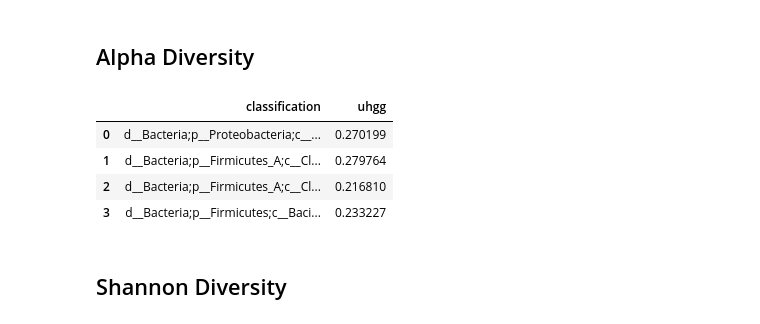
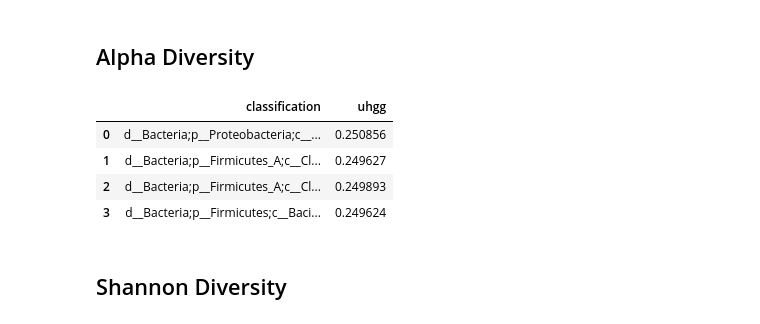
Before and after one commit to Meta-CAMP/camp_mag-qc, a Jupyter notebook: Dataviz.ipynb, the cells around one changed output. Saved outputs shown, nothing was run; the diff lists cells and outputs as text; code cells hidden in the pictures.

```diff
--- a/Dataviz.ipynb
+++ b/Dataviz.ipynb
@@ -40,8 +40,8 @@ sns.set()
 # %%
 # Customize here
 # Add MAG summary statistics tables to a list
-stats_lst = ['./test_out/mag_qc/final_reports/uhgg.summary.csv'] #
-out_dir = './test_out/dataviz/'
+stats_lst = ['./test_data/uhgg.summary.csv'] #
+out_dir = './test_data/dataviz/'
 
 # If applicable, rename the samples in the table and/or set display names
 samples_ordered = ['uhgg']
@@ -110,7 +125,7 @@ param_names = ['Completeness','Contamination','Clade Sep. Score', 'MAG Coverage
                'Prop. Unaligned Contigs','Prop. Unaligned Len. (bp)'] # 'Strain Heterogeneity','Num. Contigs',
 # %%
-# Define plotting region for 16 general QC stats
-num_rows = 4
+# Define plotting region for 18 general QC stats
+num_rows = 5
 num_cols = 4
 num_plts = num_rows * num_cols
 # %%
@@ -127,11 +142,25 @@ for j, p in enumerate(parameters): # for i, df in enumerate(stats_df_lst):
     col = int(j % num_cols)
     box_plot(stats_df, p, param_names[j], axs[row,col])
 
-qual_df = stats_df.groupby(['sample_name', 'Quality']).count().reset_index()
-p = sns.countplot(data = qual_df, x = 'sample_name', hue = 'Quality',
-        palette = ['#488f31', '#f4bd6a','#de425b'], ax = axs[3,3])
+
+# MIMAG quality counts
+qual_df = stats_df.groupby(['sample_name', 'MIMAG_Quality']).count().reset_index()
+p = sns.countplot(data = qual_df, x = 'sample_name', hue = 'MIMAG_Quality',
+        palette = ['#488f31', '#f4bd6a','#de425b'], ax = axs[4,1]) # 'Draft' ('#356924' ,), 'High', 'Medium', 'Low'
 p.set_xticklabels(samples_labeled)
 p.set_xlabel(None)
 p.set_ylabel('Num. MAGs', size = 16) # Set the y-axis label as the parameter only
-axs[3,3].text(-0.1, 1.05, string.ascii_uppercase[j+1], transform=axs[3,3].transAxes, size=20, fontweight = 'bold')
+axs[4,1].text(-0.1, 1.05, string.ascii_uppercase[j+1], transform=axs[4,1].transAxes, size=20, fontweight = 'bold')
+
+# GUNC Pass/Fail counts
+qual_df = stats_df.groupby(['sample_name', 'GUNC_Status']).count().reset_index()
+p = sns.countplot(data = qual_df, x = 'sample_name', hue = 'GUNC_Status',
+        palette = ['#de425b', '#488f31'], ax = axs[4,2]) # 'Fail', 'Pass'
+p.set_xticklabels(samples_labeled)
+p.set_xlabel(None)
+p.set_ylabel('Num. MAGs', size = 16) # Set the y-axis label as the parameter only
+axs[4,2].text(-0.1, 1.05, string.ascii_uppercase[j+1], transform=axs[4,2].transAxes, size=20, fontweight = 'bold')
+
+# Overall dRep-based quality scores
+box_plot(stats_df, 'Overall_Score', 'Overall Score', axs[4,3])
 # %% [output]
@@ -183,11 +212,11 @@ species_df = pd.concat(species_only_lst)
 axes_params = {'completeness'     : 'genome_fraction',
                'contamination'    : 'prop_unaln_len',
                'clade_separation_score' : 'prop_unaln_len',
-               'bin_cov'          : 'ref_cov'}
+               'strain_het'          : 'prop_unaln_len'}
 axes_labels = {'Completeness'     : 'Genome Fraction',
                'Contamination'    : 'Prop. Unaligned Len.',
                'Clade Sep. Score' : 'Prop. Unaligned Len.',
-               'MAG. Cov. (%)'        : 'Ref. Cov. (%)'}
+               'Strain Heterogeneity'        : 'Prop. Unaligned Len.'}
 axes_labels_keys = list(axes_labels.keys())
 fig, axs = plt.subplots(2, 2, figsize = (12,12)) # in.
 # %%
@@ -243,28 +291,28 @@ p.get_figure().savefig(join(out_dir, 'mag_ref_cov.svg'), dpi = 1000, bbox_inches
 # %%
 # Make classified MAG relative abundance dataframes the same way
 # Add MAG summary statistics tables for each sample set to a list
 # Merge the sample set dataframes and check their contents
 ra_df_lst = []
 for s in stats_lst:
     tmp_df = pd.read_csv(s, header = 0)
     sample_name = basename(s).split('.')[0]
     tmp_df.insert(0, 'sample_name', [sample_name] * num_mags)
-    tmp_df[sample_name] = tmp_df['bin_cov'] / tmp_df['bin_cov'].sum()
+    tmp_df[sample_name] = tmp_df['avg_mag_ra']
     fin_df = tmp_df[['classification', sample_name]]
     ra_df_lst.append(fin_df)
 
 ra_df = ra_df_lst[0]
 for i in range(1, len(ra_df_lst)):
     ra_df = pd.merge(ra_df, ra_df_lst[i], on = ['classification'])
 
 # ra_df.iloc[[1,20,40],:]
 ra_df
 # %% [output]
 |  | classification | uhgg |
-| 0 | d__Bacteria;p__Proteobacteria;c__... | 0.270199 |
-| 1 | d__Bacteria;p__Firmicutes_A;c__Cl... | 0.279764 |
-| 2 | d__Bacteria;p__Firmicutes_A;c__Cl... | 0.216810 |
-| 3 | d__Bacteria;p__Firmicutes;c__Baci... | 0.233227 |
+| 0 | d__Bacteria;p__Proteobacteria;c__... | 0.250856 |
+| 1 | d__Bacteria;p__Firmicutes_A;c__Cl... | 0.249627 |
+| 2 | d__Bacteria;p__Firmicutes_A;c__Cl... | 0.249893 |
+| 3 | d__Bacteria;p__Firmicutes;c__Baci... | 0.249624 |
 # %% [markdown]
 ## Shannon Diversity
 # %%
```
Also changed, not shown: parts of 13 cells of this notebook, 12 other files.
